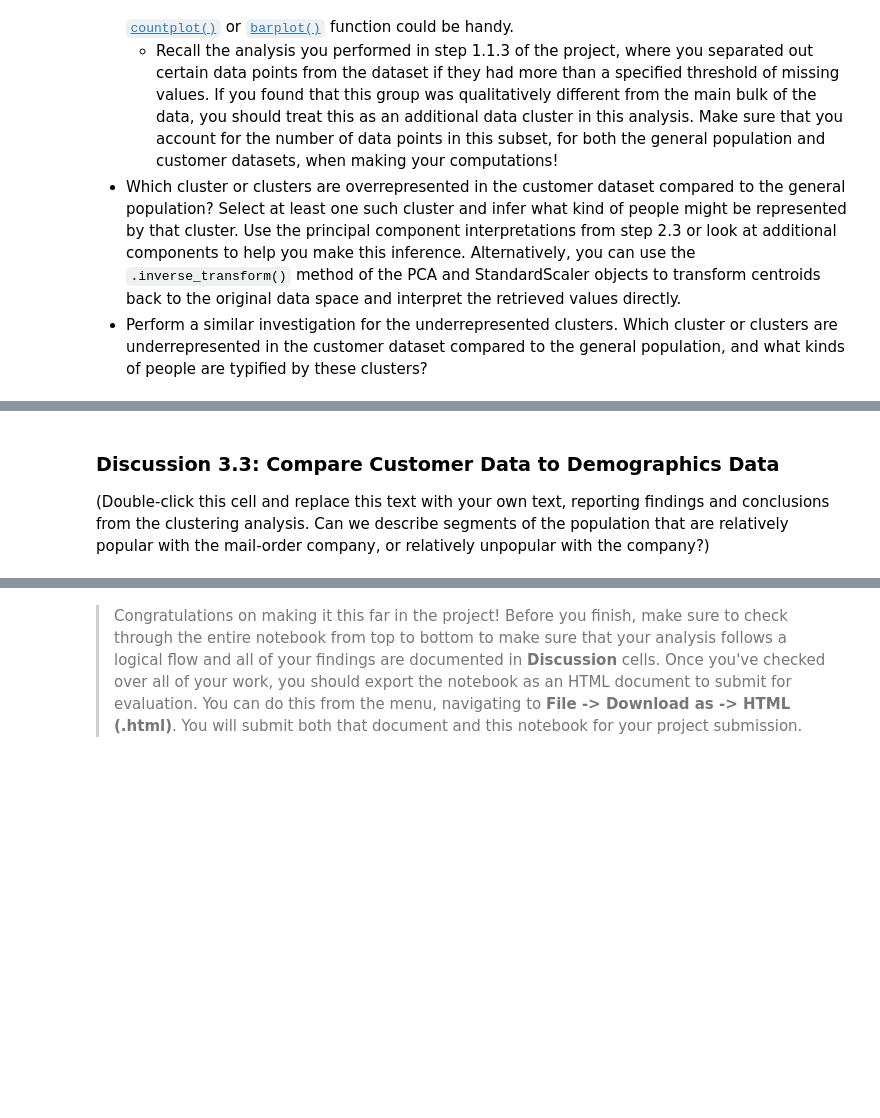
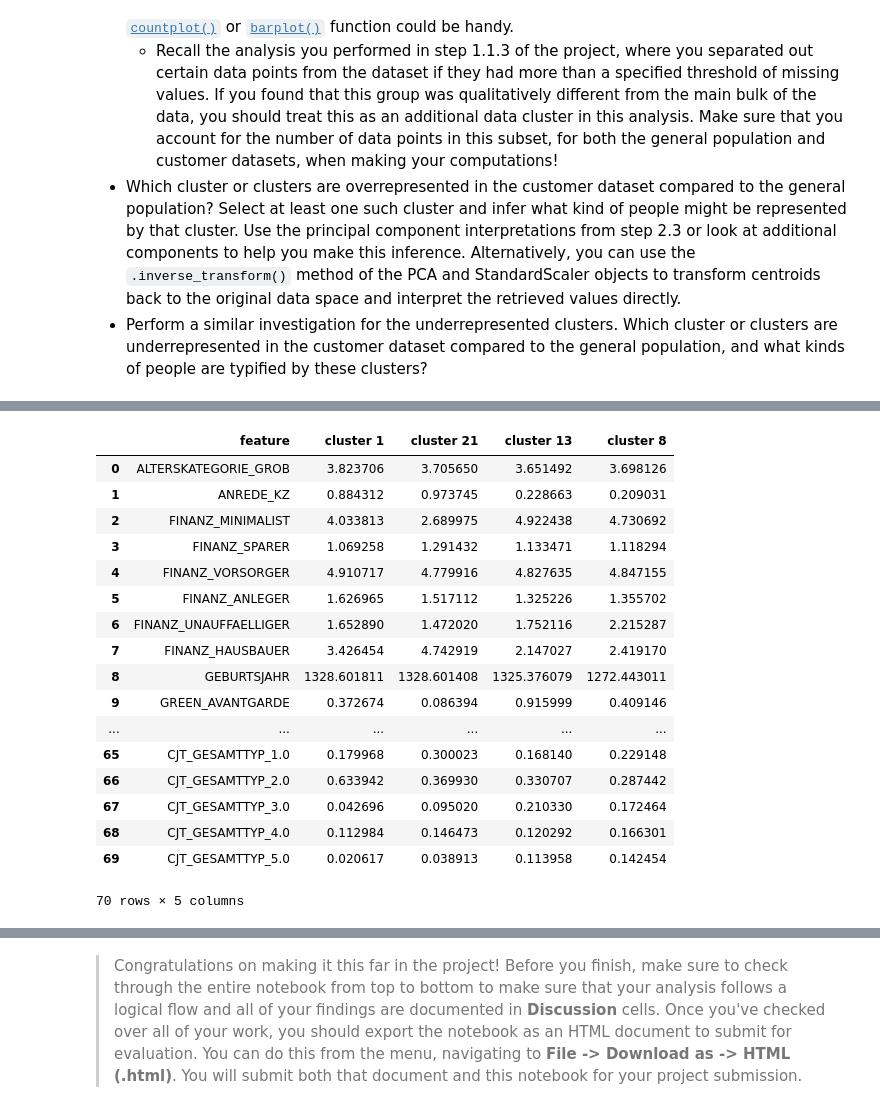
Before and after one commit to Suhaila-Ehab/Identifying-Customer_Segments-, a Jupyter notebook: Identify_Customer_Segments.ipynb, the cells around one changed output, grey strips where cells are left out. Drawn from its saved outputs; the diff is of its cells as text; code cells hidden in the pictures; blank space fills up the shorter version.

```diff
--- a/Identify_Customer_Segments.ipynb
+++ b/Identify_Customer_Segments.ipynb
@@ -1222,4 +1224,26 @@ compare_data(azdias_pred, customers_pred)
-# %% [markdown]
-### Discussion 3.3: Compare Customer Data to Demographics Data
-
-(Double-click this cell and replace this text with your own text, reporting findings and conclusions from the clustering analysis. Can we describe segments of the population that are relatively popular with the mail-order company, or relatively unpopular with the company?)
+# %%
+X= scaler.inverse_transform(pca_cust.inverse_transform(model.cluster_centers_[1])) #overepresented
+Y= scaler.inverse_transform(pca_cust.inverse_transform(model.cluster_centers_[21])) #overepresented
+K= scaler.inverse_transform(pca_cust.inverse_transform(model.cluster_centers_[13])) #underpresented
+Z= scaler.inverse_transform(pca_cust.inverse_transform(model.cluster_centers_[8])) #underpresented
+attribute_vals=pd.DataFrame({"feature":customers_df.columns,"cluster 1":X,"cluster 21":Y,"cluster 13":K,"cluster 8":Z })
+attribute_vals.head(70)
+# %% [output]
+|  | feature | cluster 1 | cluster 21 | cluster 13 | cluster 8 |
+| 0 | ALTERSKATEGORIE_GROB | 3.823706 | 3.705650 | 3.651492 | 3.698126 |
+| 1 | ANREDE_KZ | 0.884312 | 0.973745 | 0.228663 | 0.209031 |
+| 2 | FINANZ_MINIMALIST | 4.033813 | 2.689975 | 4.922438 | 4.730692 |
+| 3 | FINANZ_SPARER | 1.069258 | 1.291432 | 1.133471 | 1.118294 |
+| 4 | FINANZ_VORSORGER | 4.910717 | 4.779916 | 4.827635 | 4.847155 |
+| 5 | FINANZ_ANLEGER | 1.626965 | 1.517112 | 1.325226 | 1.355702 |
+| 6 | FINANZ_UNAUFFAELLIGER | 1.652890 | 1.472020 | 1.752116 | 2.215287 |
+| 7 | FINANZ_HAUSBAUER | 3.426454 | 4.742919 | 2.147027 | 2.419170 |
+| 8 | GEBURTSJAHR | 1328.601811 | 1328.601408 | 1325.376079 | 1272.443011 |
+| 9 | GREEN_AVANTGARDE | 0.372674 | 0.086394 | 0.915999 | 0.409146 |
+| ... | ... | ... | ... | ... | ... |
+| 65 | CJT_GESAMTTYP_1.0 | 0.179968 | 0.300023 | 0.168140 | 0.229148 |
+| 66 | CJT_GESAMTTYP_2.0 | 0.633942 | 0.369930 | 0.330707 | 0.287442 |
+| 67 | CJT_GESAMTTYP_3.0 | 0.042696 | 0.095020 | 0.210330 | 0.172464 |
+| 68 | CJT_GESAMTTYP_4.0 | 0.112984 | 0.146473 | 0.120292 | 0.166301 |
+| 69 | CJT_GESAMTTYP_5.0 | 0.020617 | 0.038913 | 0.113958 | 0.142454 |
+70 rows × 5 columns
```
Also changed, not shown: parts of 27 cells of this notebook, 1 other file.
